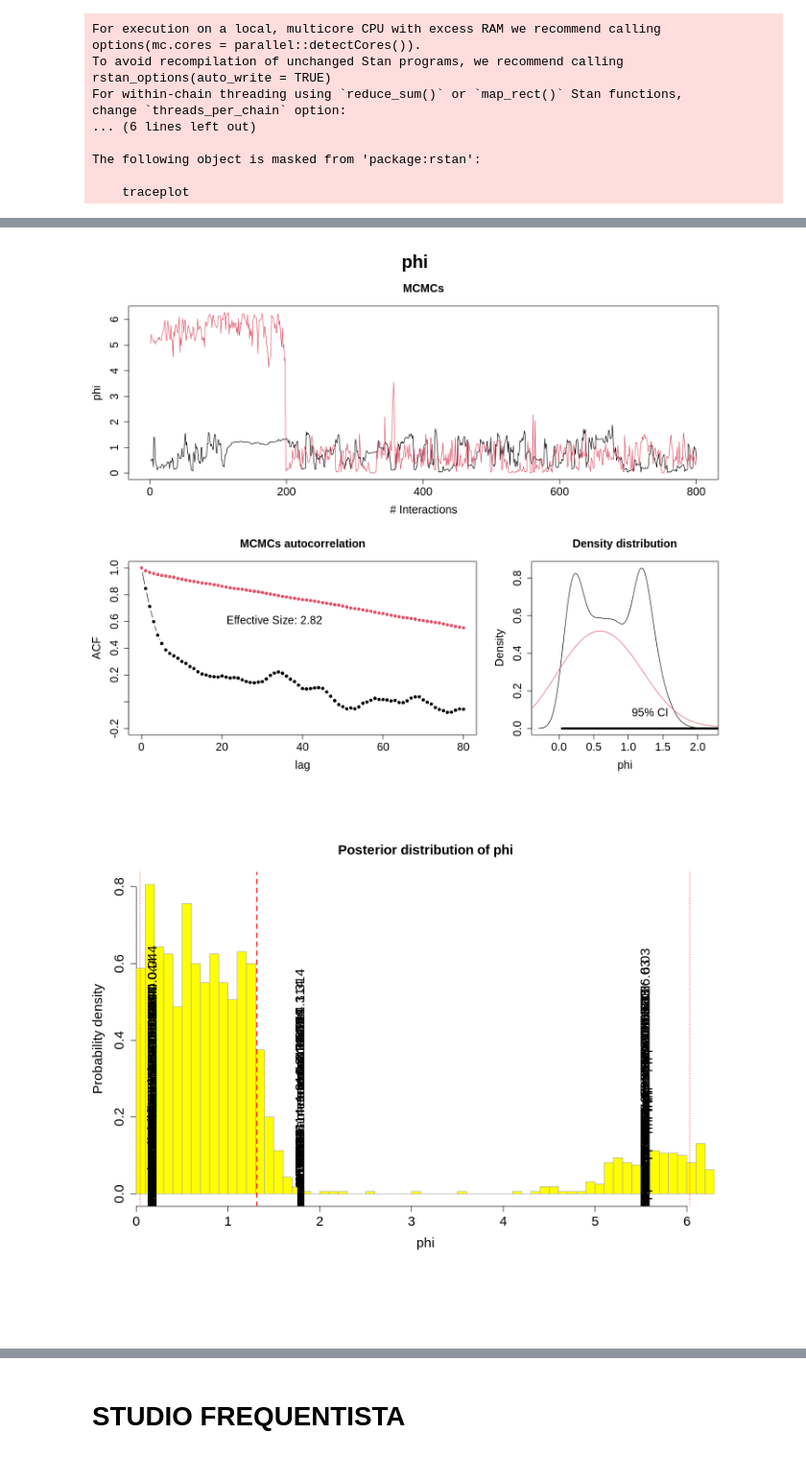
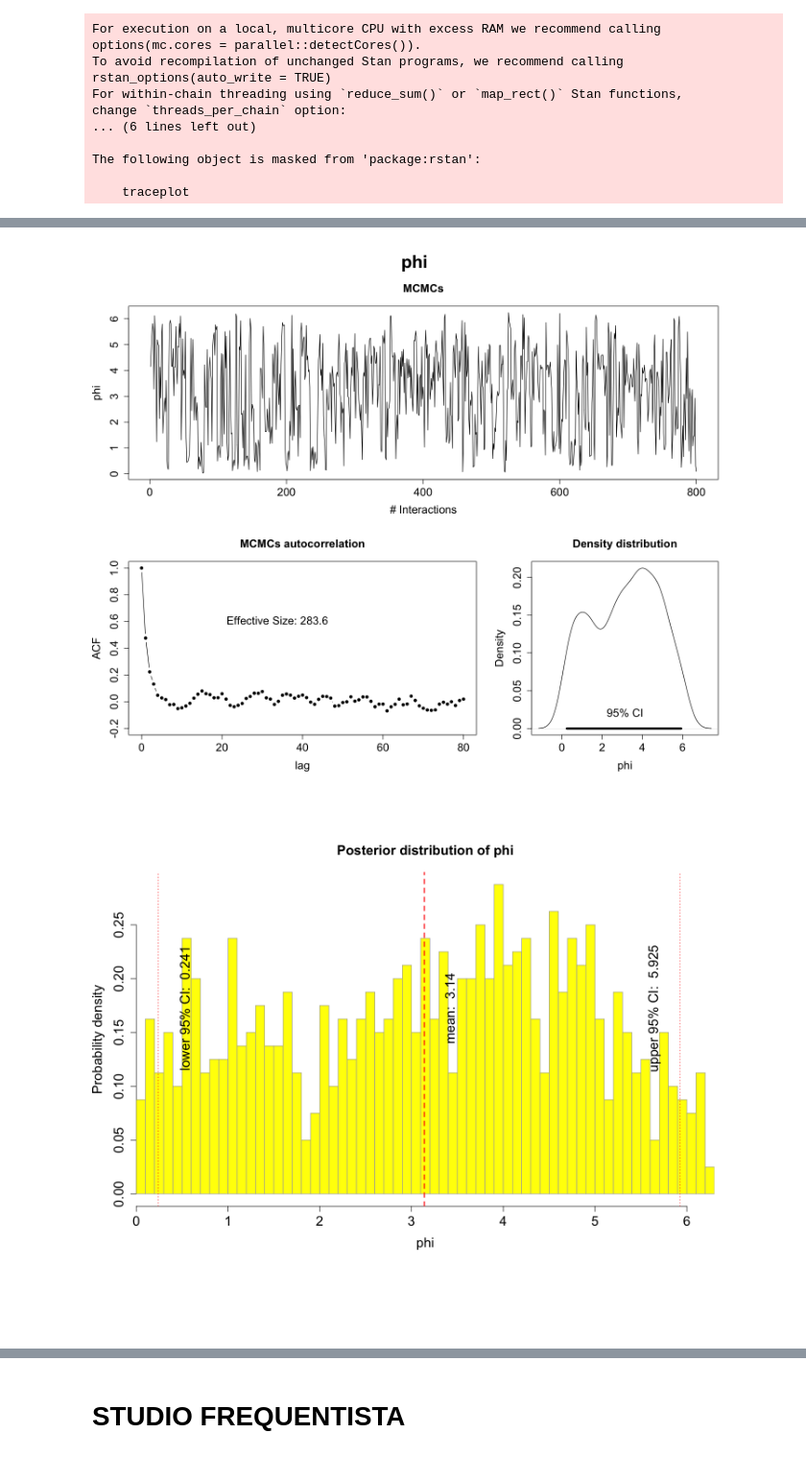
Before and after one commit to FrancescoLR02/AdvancedStatistics_Project, a Jupyter notebook: ProgettoR.ipynb, the cells around one changed output, grey strips where cells are left out. Shown at 96% size. Drawn from its saved outputs; the diff is of its cells as text; code cells hidden in the pictures.

```diff
--- a/ProgettoR.ipynb
+++ b/ProgettoR.ipynb
@@ -217,8 +243,8 @@ parameters <- c(
     withB = "parameters {
         real<lower=0> N0;
         real<lower=0> tau;
-        real<lower=0, upper=1> A;
-        real<lower=0> omega;
+        real<lower=0, upper=0.1> A;
+        real<lower=4, upper=5> omega;
         real<lower=0, upper=2*pi()> phi;
     }\n"
 )
@@ -231,16 +257,16 @@ model <- c(
     }\n",
     withB = "model {
         N0 ~ normal(y[1],sqrt(y[1])) ;
-        tau ~ normal(2.2,0.1) ;
-        A ~ uniform(0,0.5) ;
-        omega ~ uniform(0,1) ; # ATTENZIONE ALLE UNITA' DI MISURA
-        phi ~ uniform(0,2*pi()) ;
-        for (i in 1:n) { y[i] ~ normal( N0*exp(-t[i]/tau)*(1+A*cos(omega*t[i]+phi)), s[i] ); }
+        tau ~ normal(2.15,0.1) ;
+        A ~ uniform(0,0.1) ;
+        omega ~ normal(4.7, 0.1) ;
+        phi ~ uniform(0, 2*pi()) ;
+        for (i in 1:n) { y[i] ~ normal( N0*exp(-t[i]/tau)*(1+A*cos(2*pi()*omega*t[i]+ phi)), s[i] ); }
     }\n"
 )
 
 
-stan.string <- c(noB = paste0(data.model.stan,parameters[1],model[1]), withB = paste0(data.model.stan,parameters[2],model[2]))
+stan.string <- c(noB = paste0(data.model.stan,parameters[1], model[1]), withB = paste0(data.model.stan, parameters[2], model[2]))
 #cat( stan.string[[2]] )
 
 #data.stan = c( list( n=length(t), t=data[1]$t, y=data[1]$y, s=data[1]$s ) , list( n=length(t), t=data[2]$t, y=data[2]$y, s=data[2]$s )  )
@@ -262,7 +288,7 @@ return(array)
 }
 # %%
-array.mcmc <- analysis.bayes(stan.string, data.stan, which.model=2)
-
+which.model <- 2
+array.mcmc <- analysis.bayes(stan.string, data.stan, which.model=which.model)
 
 # come è fatto array.mcmc[ indice iterazione ,quale catena , parametro:No-tau-omega....]
 # %% [output]
@@ -288,6 +312,5 @@ https://mc-stan.org/misc/warnings.html#tail-ess”
 # %%
 n.chains <- ncol(array.mcmc)
-which.model <- 2
 all.mcmc.coda <- mcmc.list( lapply (1:n.chains, function (x) { mcmc(array.mcmc[,x,]) })) # is a list of mcmc
 params <- switch( which.model, c("N0","tau") , c("N0","tau","A","omega","phi") )
 means <- numeric(length(params))
@@ -341,16 +364,28 @@ for(i in 1:length(params)) {
     # density distribution
     for(j in 1:n.chains) {
         dens <- array.mcmc[,,params[i]]
-        max <- sapply( 1:n.chains, function(k) { max(density(dens[,k])$y) } ) |> max()
-        min <- sapply( 1:n.chains, function(k) { min(density(dens[,k])$y) } ) |> min()
+        if (n.chains > 1){
+            max <- sapply( 1:n.chains, function(k) { max(density(dens[,k])$y) } ) |> max()
+            min <- sapply( 1:n.chains, function(k) { min(density(dens[,k])$y) } ) |> min()
 
-        if (j == 1) { plot( density( dens[,j] ),main="Density distribution",
+            if (j == 1) { plot( density( dens[, j] ),main="Density distribution",
                            col=j,cex.axis=1.5,cex.main=1.5,cex.lab=1.5,xlab=params[i],
                            ylim=c(min,max) )
-                    lines(c(CI[1],CI[2]),c(0,0),lwd=4)
-                    text(mean, (max-min)*0.1, "95% CI",cex=1.5)
-                    }
-        else { lines( density(dens[,j]),col=j ) }
+                            lines(c(CI[1],CI[2]),c(0,0),lwd=4)
+                            text(mean, (max-min)*0.1, "95% CI",cex=1.5)
+                        }
+            else { lines( density(dens[,j]),col=j ) }
+        }
+        else{
+            max <- sapply( 1:n.chains, function(k) { max(density(dens)$y) } ) |> max()
+            min <- sapply( 1:n.chains, function(k) { min(density(dens)$y) } ) |> min()
+
+            plot( density( dens ),main="Density distribution",
+                           col=j,cex.axis=1.5,cex.main=1.5,cex.lab=1.5,xlab=params[i],
+                           ylim=c(min,max) )
+                            lines(c(CI[1],CI[2]),c(0,0),lwd=4)
+                            text(mean, (max-min)*0.1, "95% CI",cex=1.5)
+            }
     }
 
 
@@ -360,16 +395,17 @@ for(i in 1:length(params)) {
        widths = c(2))
 
     # histrogram of distribution
-    h <- hist(all.data.param,breaks=50,probability=TRUE,main=paste("Posterior distribution of",params[i]),
+    h <- hist(all.data.param, breaks=50, probability=TRUE, main=paste("Posterior distribution of", params[i]),
        xlab=params[i],ylab="Probability density",col=colors[i],border="darkgrey",xaxs="i",cex.axis=1.5,cex.main=1.5,cex.lab=1.5)
     abline( v=mean, col="red", lwd=2, lty=2)
 
     h$density
-    text(0.9*mean+0.1*CI[2],0.6*h$density, paste("mean: ",round(mean,3)), srt=90,cex=1.5)
+    y_pos <- 0.6 * max(h$density)
+    text(0.9*mean+0.1*CI[2],y_pos, paste("mean: ",round(mean,3)), srt=90,cex=1.5)
 
     # 95% CI
     abline(v=CI, col="red", lwd=1, lty=3)
-    text(0.9*CI[1]+0.1*mean,0.6*h$density,paste("lower 95% CI: ",round(CI[1],3)),cex=1.5,srt=90)
-    text(0.9*CI[2]+0.1*mean,0.6*h$density,paste("upper 95% CI: ",round(CI[2],3)),cex=1.5,srt=90)
+    text(0.9*CI[1]+0.1*mean,y_pos,paste("lower 95% CI: ",round(CI[1],3)),cex=1.5,srt=90)
+    text(0.9*CI[2]+0.1*mean,y_pos,paste("upper 95% CI: ",round(CI[2],3)),cex=1.5,srt=90)
 }
 # %% [output]
@@ -384,5 +420,5 @@ for(i in 1:length(params)) {
-[figure, old version]
+[figure, new version]
-[figure, old version]
+[figure, new version]
 # %%
 # combine sequentially all chains to get get one single dataframe for collelations
 df <- lapply( params, function(p) { sapply(1:n.chains, function(j) array.mcmc[, j, p]) |> as.vector() } ) |> as.data.frame()
```
Also changed, not shown: parts of 12 cells of this notebook.
